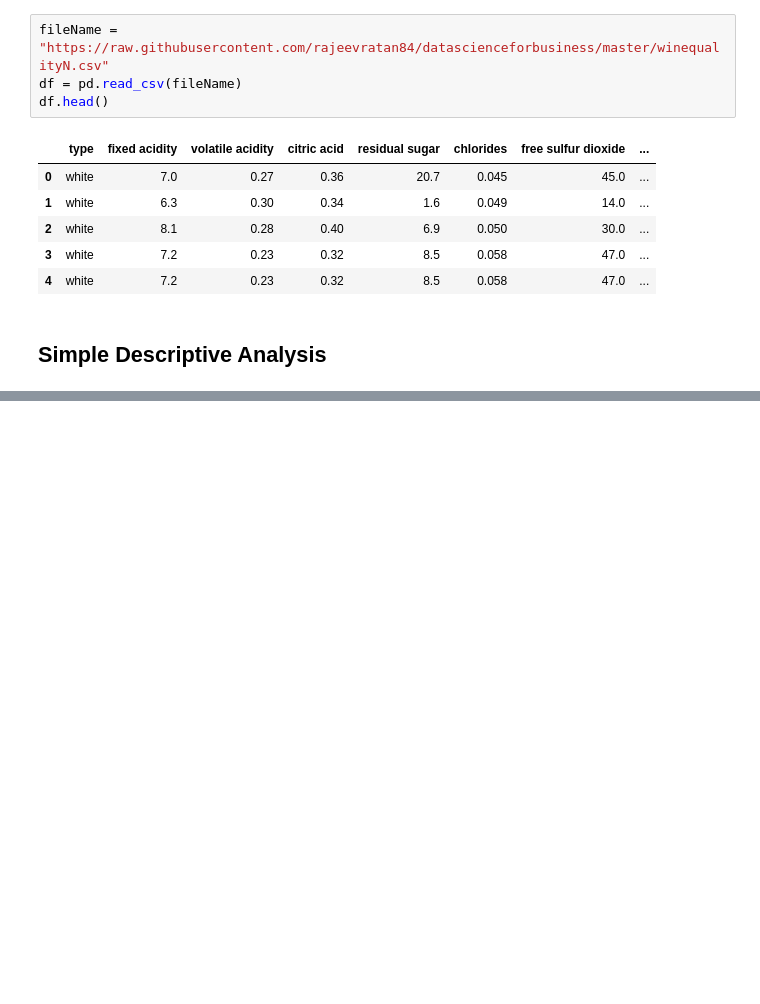
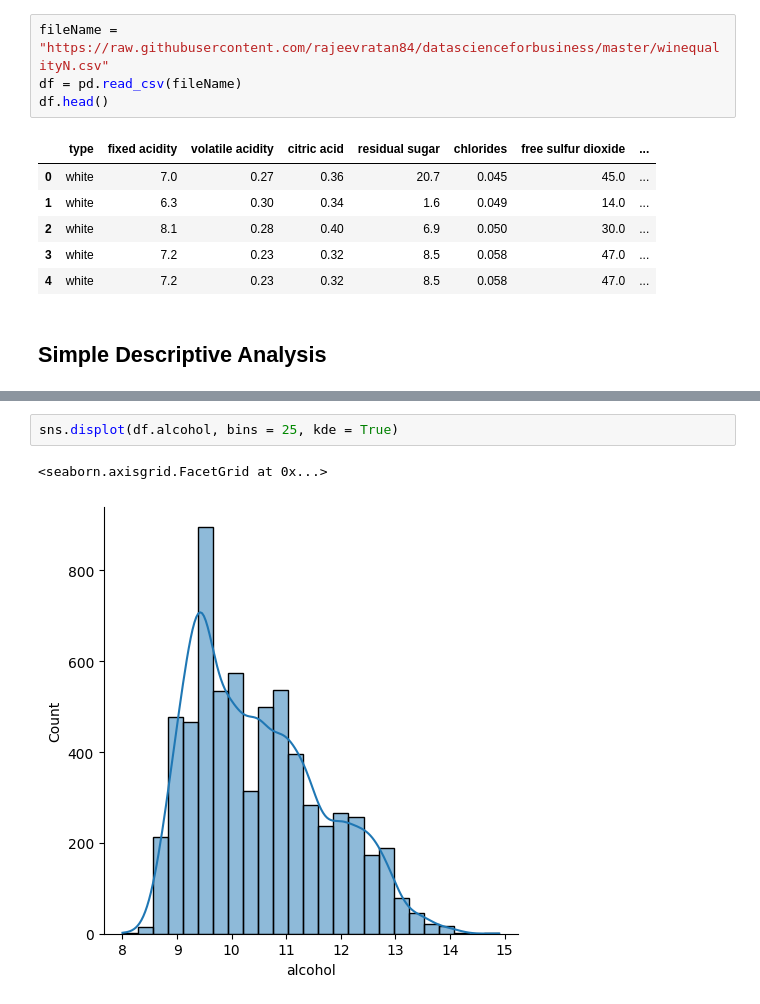
Before and after one commit to muratgulcan/EDA_Visualization, a Jupyter notebook: Untitled.ipynb, the cells around one changed output, grey strips where cells are left out. Drawn from its saved outputs; the diff is of its cells as text; blank space fills up the shorter version.

```diff
--- a/Untitled.ipynb
+++ b/Untitled.ipynb
@@ -27,0 +85,5 @@ df.head()
+# %%
+sns.displot(df.alcohol, bins = 25, kde = True)
+# %% [output]
+<seaborn.axisgrid.FacetGrid at 0x...>
+[figure, added]
```
Also changed, not shown: parts of 12 cells of this notebook.
